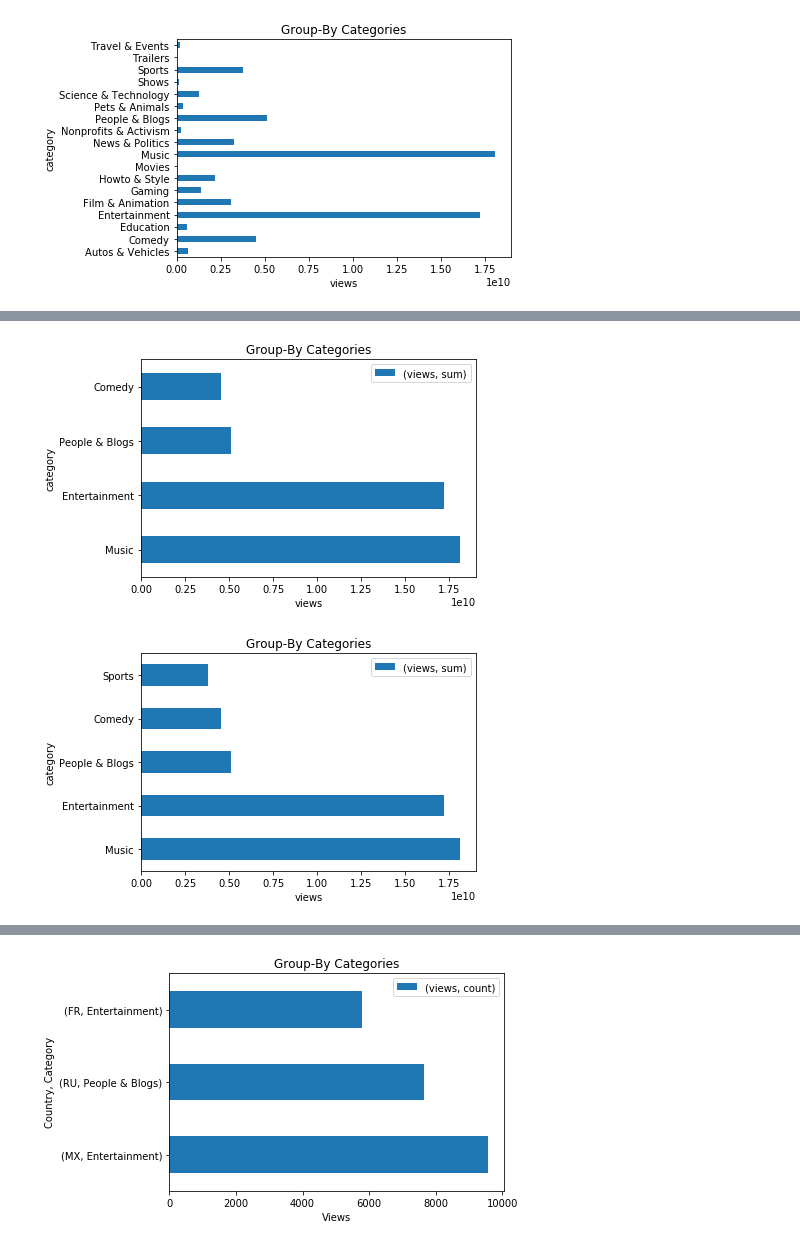
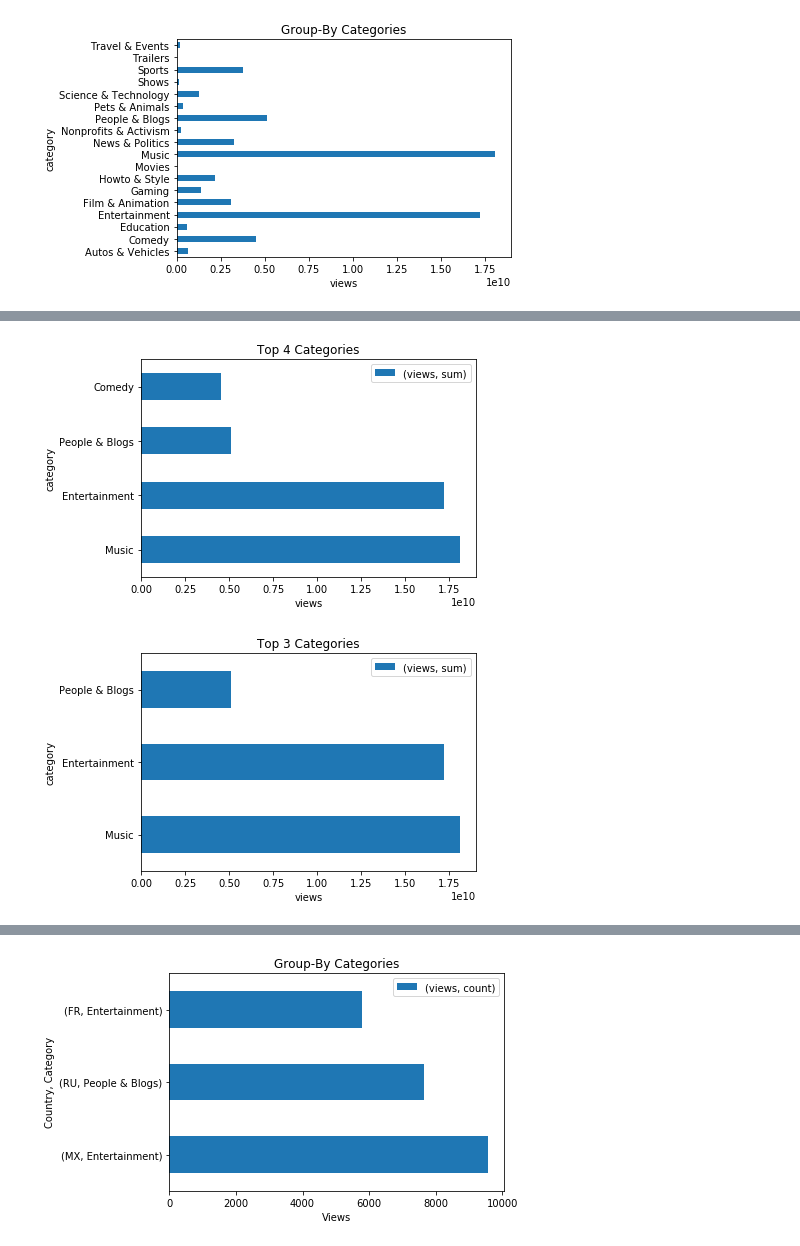
Before and after one commit to perezrm/YouTube_rmp, a Jupyter notebook: YouTube-data-copy.ipynb, the cells around one changed output, grey strips where cells are left out. Saved outputs shown, nothing was run; the diff lists cells and outputs as text; code cells hidden in the pictures.

```diff
--- a/YouTube-data-copy.ipynb
+++ b/YouTube-data-copy.ipynb
@@ -237,22 +255,21 @@ plt.xlabel('views');
 # %%
 top4 = df.groupby(['category']).agg({'views':['sum']})
-top4 = top4.sort_values(('views', 'sum'), ascending = False).head(4).plot(kind='barh',title='Group-By Categories');
+top4 = top4.sort_values(('views', 'sum'), ascending = False).head(4).plot(kind='barh',title='Top 4 Categories');
 
 plt.legend(loc = 'best')
 plt.xlabel('views')
 plt.show()
 # %% [output]
-[figure, old version]
+[figure, new version]
 # %%
 # Graph of the categories most viewed
-# Highest 5 categories
-# I was curious to find out where sports ranked among all countries
+# Highest three categories
 
-top5 = df.groupby(['category']).agg({'views':['sum']})
-top5 = top5.sort_values(('views', 'sum'), ascending = False).head(5).plot(kind='barh',title='Group-By Categories');
+top3 = df.groupby(['category']).agg({'views':['sum']})
+top3 = top3.sort_values(('views', 'sum'), ascending = False).head(3).plot(kind='barh',title='Top 3 Categories');
 
 plt.legend(loc = 'best')
 plt.xlabel('views')
 plt.show()
 # %% [output]
-[figure, old version]
+[figure, new version]
```
Also changed, not shown: parts of 13 cells of this notebook.
